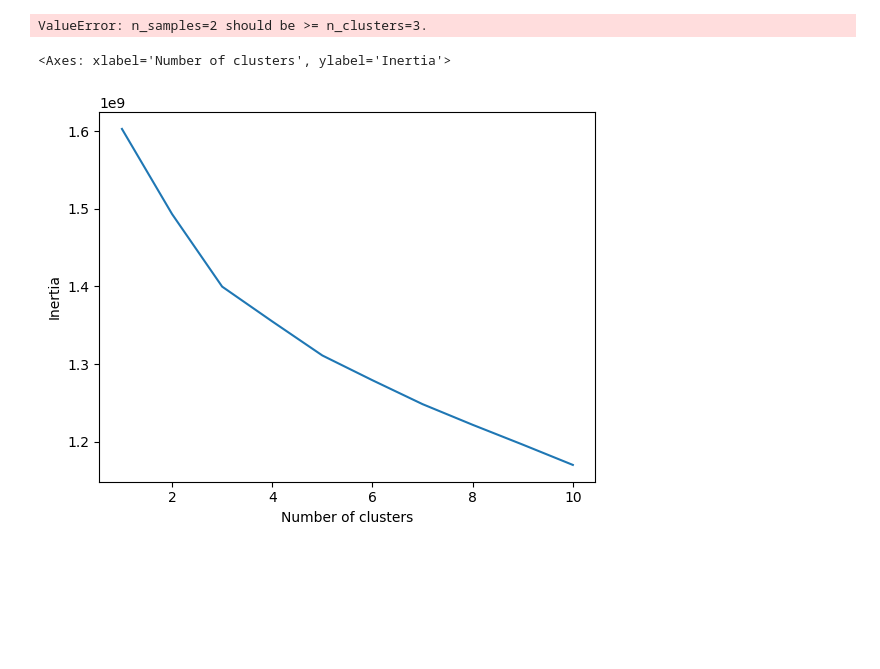
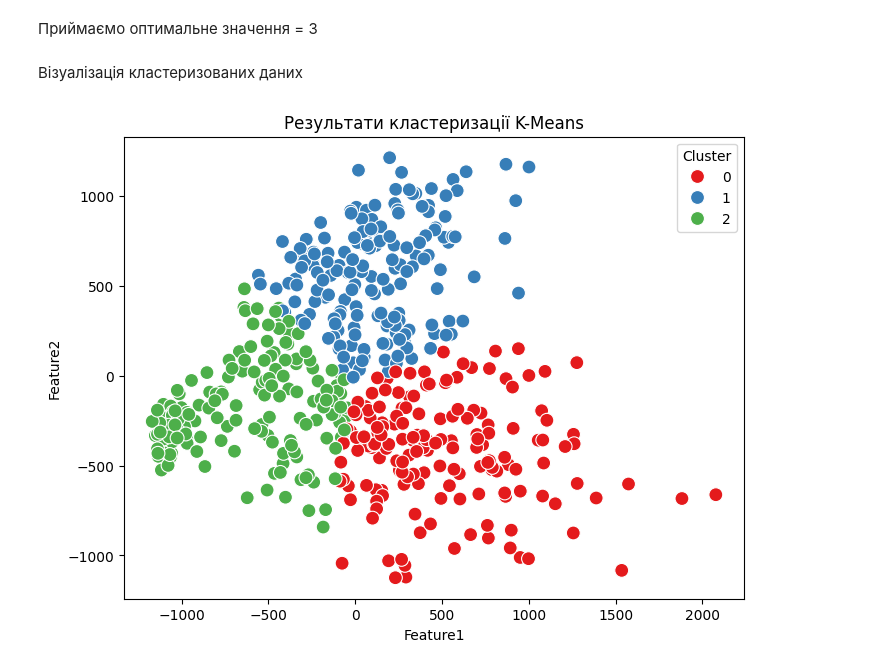
Before and after one commit to Taras55001/DS_HW6, a Jupyter notebook: DS_HW6.ipynb, the cells around one changed output. Saved outputs shown, nothing was run; the diff lists cells and outputs as text; code cells hidden in the pictures; blank space fills up the shorter version.

```diff
--- a/DS_HW6.ipynb
+++ b/DS_HW6.ipynb
@@ -64,4 +98,3 @@ kmeans = KMeans(n_clusters=2, random_state=42, n_init='auto').fit(df[0])
 # %%
-#pca
-pca = PCA(n_components=2)
-pca.fit(df[1])
+#2d
+pca = PCA(n_components=2).fit_transform(df[1])
@@ -70,19 +139,16 @@ PCA(n_components=2)
+# %% [markdown]
+Приймаємо оптимальне значення = 3
 # %%
-inertia_2 = pd.DataFrame()
-dfs = []
-
-for k in cluster_numbers_range:
-    kmeans = KMeans(n_clusters=k, random_state=42, n_init='auto').fit(pca.components_)
-    df_temp = pd.DataFrame({'Inertia': [kmeans.inertia_], 'Number of clusters': [k]})
-    dfs.append(df_temp)
-
-inertia_2 = pd.concat(dfs, ignore_index=True)
-
-print(inertia_2)
+kmeans_pca = KMeans(n_clusters=3, random_state=42, n_init='auto').fit(pca)
-# %% [output]
-ValueError: n_samples=2 should be >= n_clusters=3.
+# %% [markdown]
+Візуалізація кластеризованих даних
 # %%
-sns.lineplot(data=inertia_2, x='Number of clusters', y='Inertia')
+clustered_data2 = pd.DataFrame({'PC1': pca[:, 0], 'PC2': pca[:, 1], 'Cluster': kmeans_pca.labels_})
+plt.figure(figsize=(8, 6))
+sns.scatterplot(data=clustered_data2, x='PC1', y='PC2', hue='Cluster', palette='Set1', s=100)
+plt.xlabel('Feature1')
+plt.ylabel('Feature2')
+plt.title('Результати кластеризації K-Means')
+plt.show()
 # %% [output]
-<Axes: xlabel='Number of clusters', ylabel='Inertia'>
-[figure, old version]
+[figure, new version]
```
Also changed, not shown: parts of 19 cells of this notebook, 1 other file.
